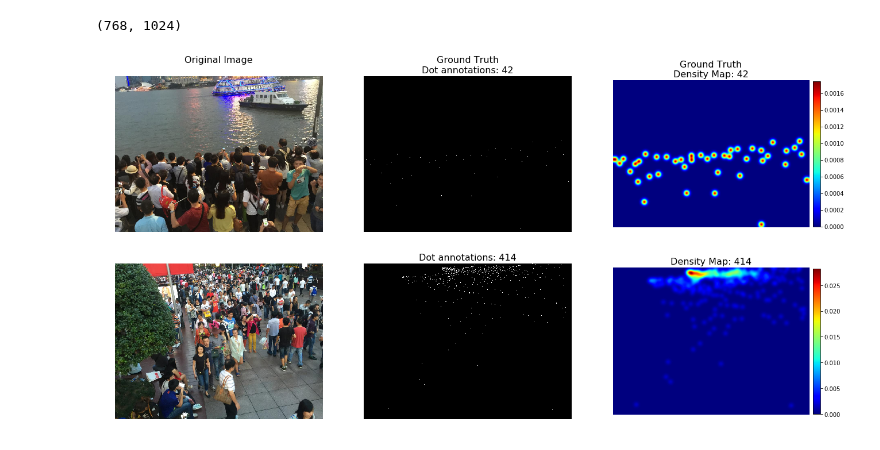
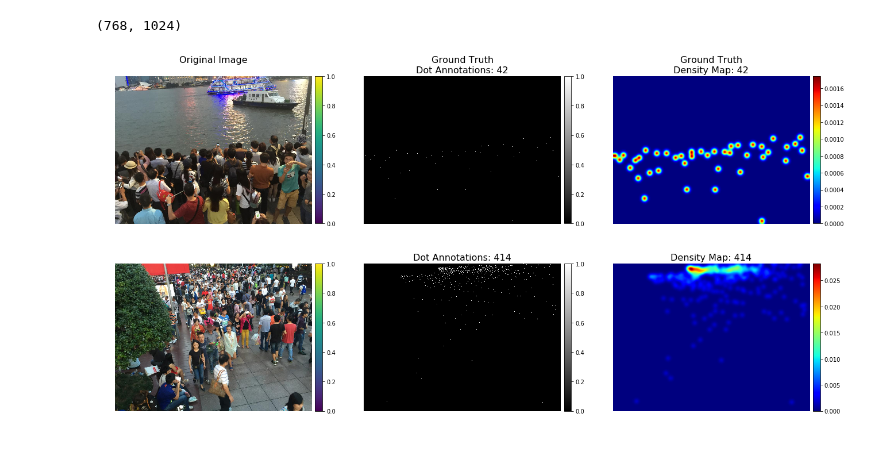
Before and after one commit to Tudor67/Object-Counting, a Jupyter notebook: playground/gt_shanghai_tech_b.ipynb, the cells around one changed output. Drawn from its saved outputs; the diff is of its cells as text; code cells hidden in the pictures.

```diff
--- a/playground/gt_shanghai_tech_b.ipynb
+++ b/playground/gt_shanghai_tech_b.ipynb
@@ -81,36 +81,41 @@ print(train_gt_density_maps[0].shape)
 import skimage.morphology
 
 ROWS = 2
 COLS = 3
 fontsize = 16
+fraction = 0.0355
+pad = 0.016
+
 plt.figure(figsize=(22, 11))
 plt.title('CARPK Dataset')
 
 for i in range(ROWS):
     count = train_dots_images[i].sum().astype(np.int)
 
     plt.subplot(ROWS, COLS, COLS * i + 1)
     if i == 0 :
         plt.title(f'Original Image\n', fontsize=fontsize)
+    plt.imshow(train_images[i])
+    plt.colorbar(fraction=fraction, pad=pad)
     plt.axis('off')
-    plt.imshow(train_images[i])
 
     plt.subplot(ROWS, COLS, COLS * i + 2)
-    title = f'Dot annotations: {count}'
+    title = f'Dot Annotations: {count}'
     if i == 0:
         title = 'Ground Truth\n' + title
     plt.title(title, fontsize=fontsize)
+    plt.imshow(skimage.morphology.binary_dilation(train_dots_images[i], np.ones((3, 3))).astype(float),
+               cmap='gray', interpolation='none')
+    plt.colorbar(fraction=fraction, pad=pad)
     plt.axis('off')
-    plt.imshow(skimage.morphology.binary_dilation(train_dots_images[i], np.ones((3, 3))),
-               cmap='gray', interpolation='none')
 
     plt.subplot(ROWS, COLS, COLS * i + 3)
     title = f'Density Map: {train_gt_density_maps[i].sum():.0f}'
     if i == 0:
         title = 'Ground Truth\n' + title
     plt.title(title, fontsize=fontsize)
     plt.imshow(train_gt_density_maps[i], cmap='jet')
-    plt.colorbar(fraction=0.035, pad=0.02)
+    plt.colorbar(fraction=fraction, pad=pad)
     plt.axis('off')
 # %% [output]
-[figure, old version]
+[figure, new version]
```
Also changed, not shown: parts of 1 cell of this notebook, 3 other files.
